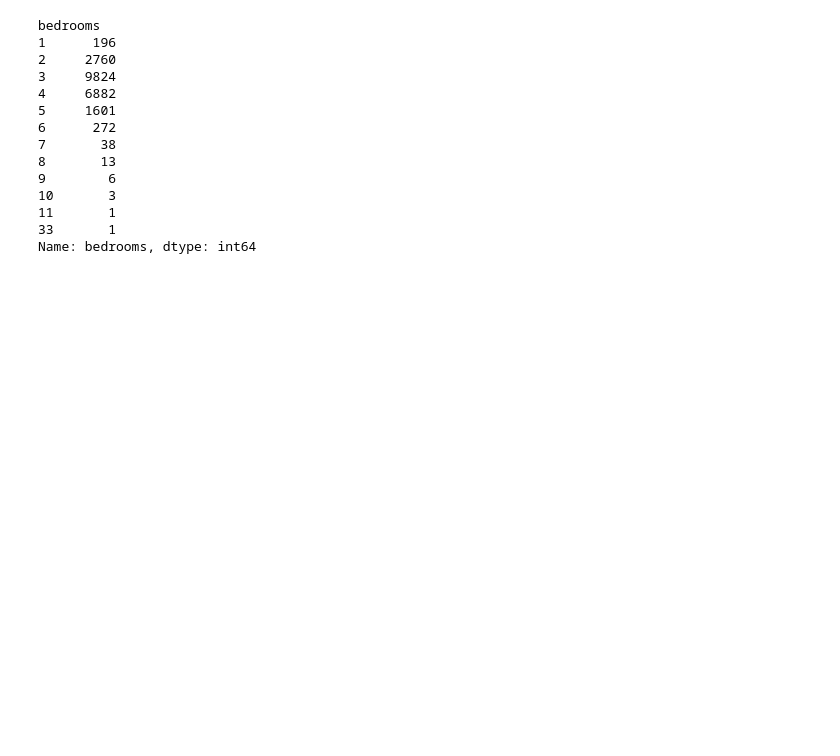
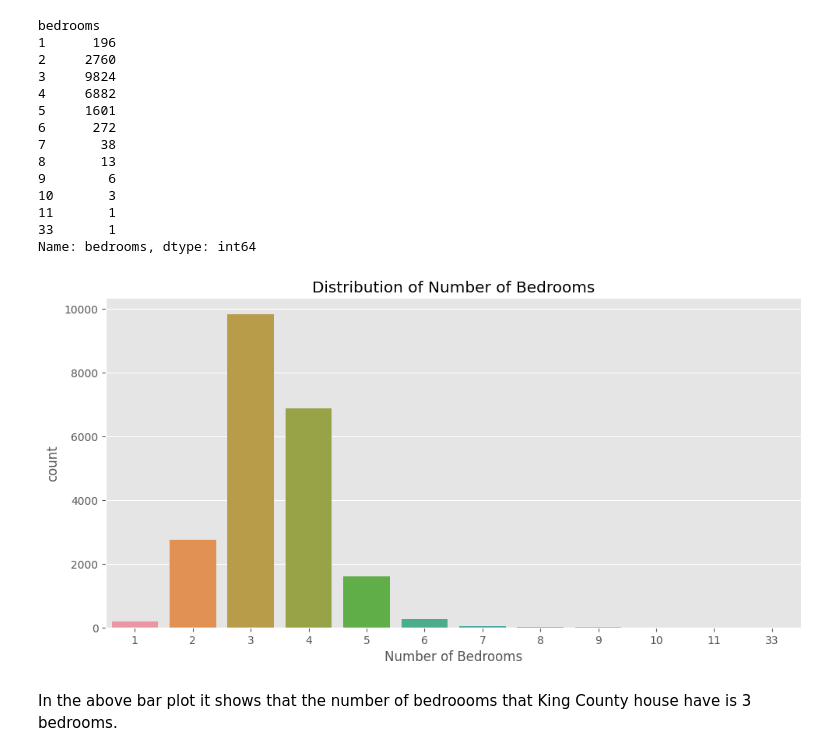
Before and after one commit to Brenda-Mutai/phase-2-project, a Jupyter notebook: student.ipynb, the cells around one changed output. Drawn from its saved outputs; the diff is of its cells as text; code cells hidden in the pictures; blank space fills up the shorter version.

```diff
--- a/student.ipynb
+++ b/student.ipynb
@@ -113,3 +113,14 @@ bedrooms
 11       1
 33       1
 Name: bedrooms, dtype: int64
+# %%
+#checking the majority of bedrooms
+fg = sns.catplot(x='bedrooms', data=data, kind='count', aspect=2)
+fg.set_xlabels('Number of Bedrooms')
+plt.title('Distribution of Number of Bedrooms')
+#display the plot
+plt.show()
+# %% [output]
+[figure, added]
+# %% [markdown]
+In the above  bar plot it shows that the number of bedroooms that King County house have is 3 bedrooms.
```
Also changed, not shown: parts of 9 cells of this notebook.
